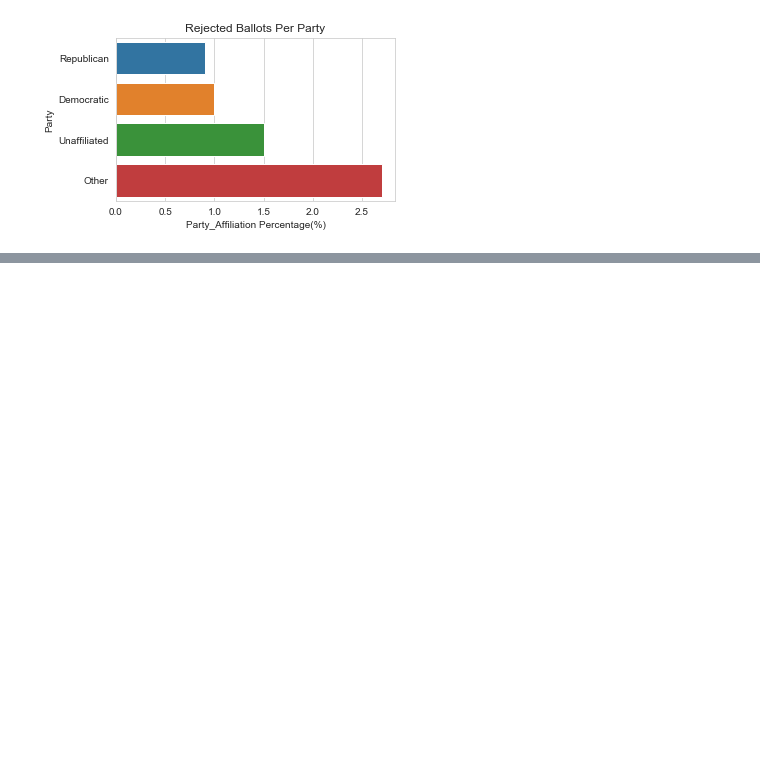
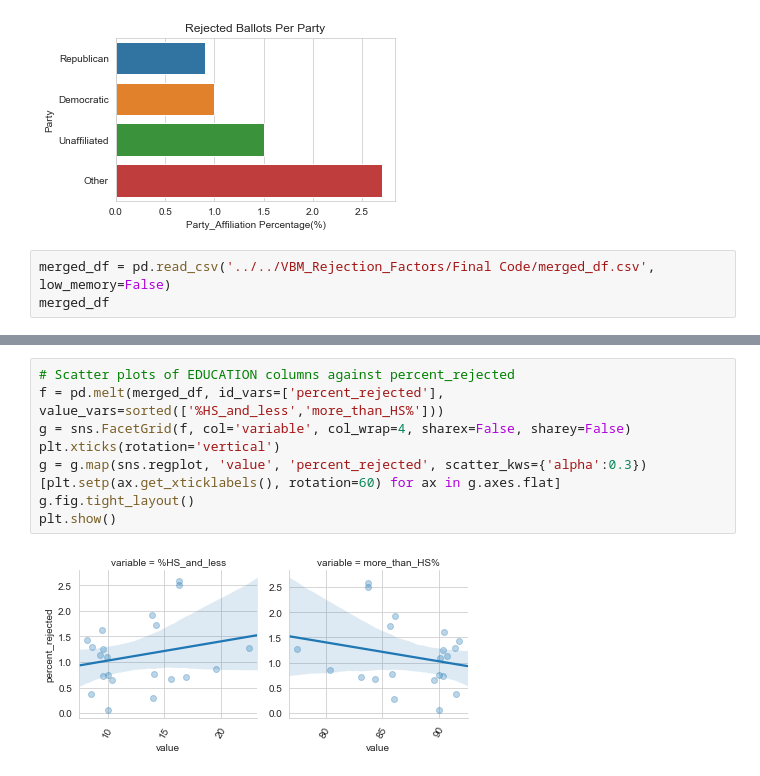
Before and after one commit to lemonaidn/VBM_Rejection_Factors, a Jupyter notebook: Khamanna/VBM_Report_Cleaning.ipynb, the cells around one changed output, grey strips where cells are left out. Saved outputs shown, nothing was run; the diff lists cells and outputs as text; blank space fills up the shorter version.

Commit message:
Add files via upload
Added aggregated scatter plots for education, language and race

```diff
--- a/Khamanna/VBM_Report_Cleaning.ipynb
+++ b/Khamanna/VBM_Report_Cleaning.ipynb
@@ -865,3 +865,6 @@ sns.barplot(y='Party', x='Party_Affiliation%', data=party_df_percent, ax = ax)
 plot_var = ax.set(ylabel='Party', xlabel='Party_Affiliation Percentage(%)', title="Rejected Ballots Per Party")
 # %% [output]
 [figure]
+# %%
+merged_df = pd.read_csv('../../VBM_Rejection_Factors/Final Code/merged_df.csv', low_memory=False)
+merged_df
@@ -867,0 +889,11 @@ plot_var = ax.set(ylabel='Party', xlabel='Party_Affiliation Percentage(%)', titl
+# %%
+# Scatter plots of EDUCATION columns against percent_rejected
+f = pd.melt(merged_df, id_vars=['percent_rejected'], value_vars=sorted(['%HS_and_less','more_than_HS%']))
+g = sns.FacetGrid(f, col='variable', col_wrap=4, sharex=False, sharey=False)
+plt.xticks(rotation='vertical')
+g = g.map(sns.regplot, 'value', 'percent_rejected', scatter_kws={'alpha':0.3})
+[plt.setp(ax.get_xticklabels(), rotation=60) for ax in g.axes.flat]
+g.fig.tight_layout()
+plt.show()
+# %% [output]
+[figure, added]
```
Also changed, not shown: parts of 3 cells of this notebook.
